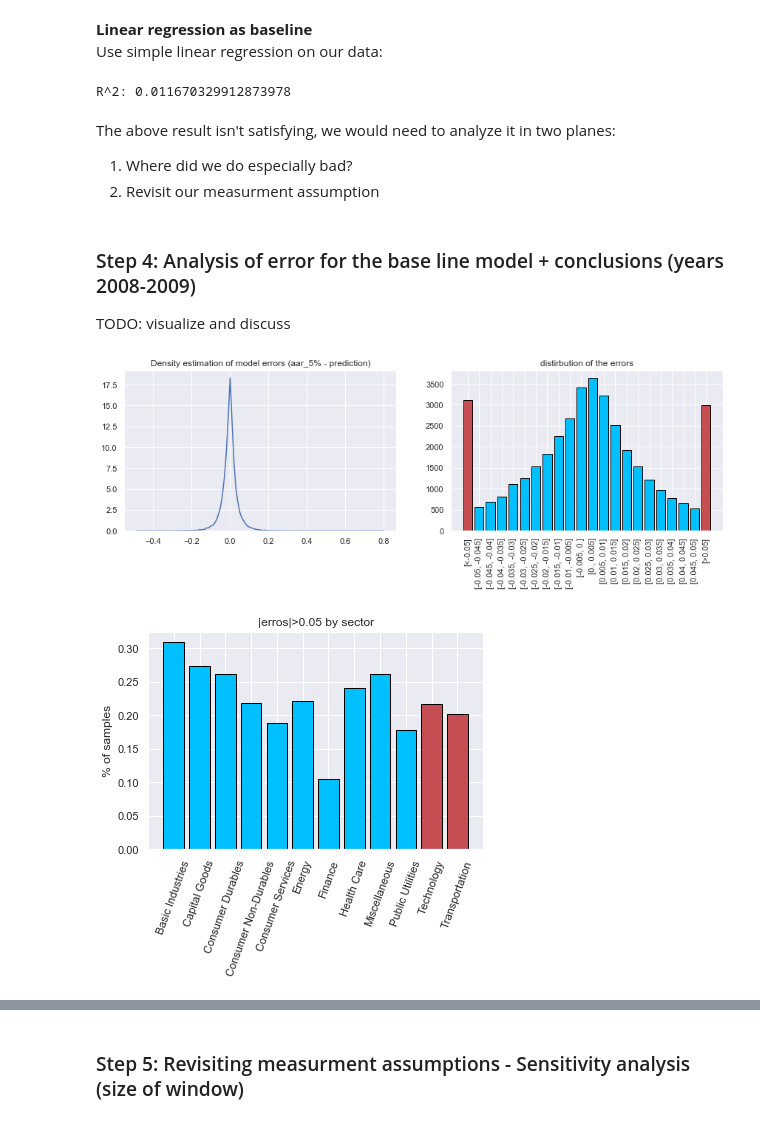
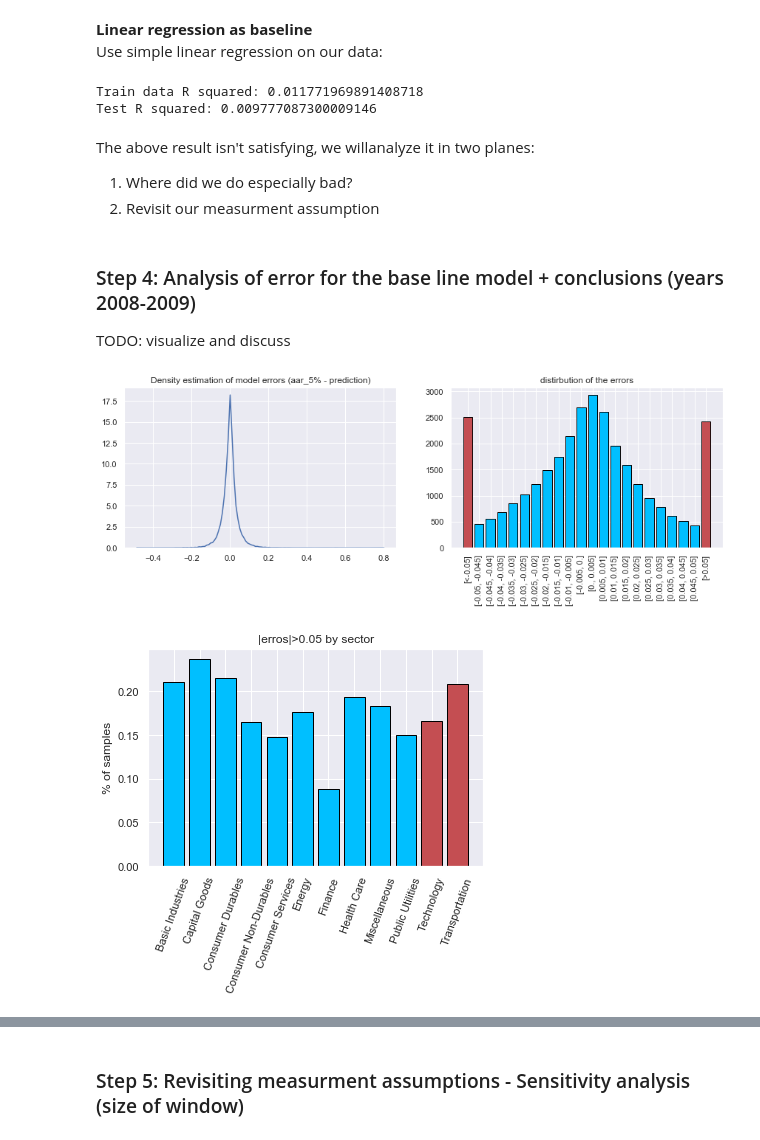
Before and after one commit to DeanCarmeli/DataSci, a Jupyter notebook: ProjectNotebook.ipynb, the cells around one changed output, grey strips where cells are left out. Saved outputs shown, nothing was run; the diff lists cells and outputs as text; code cells hidden in the pictures.

```diff
--- a/ProjectNotebook.ipynb
+++ b/ProjectNotebook.ipynb
@@ -198,5 +225,6 @@ We will predict arr_5% instead of aar_5.
 # %% [markdown]
 **Train/Test Split**<br/>
 Before we proceed we will split our data into train and test sets.
-# %%
-df_train, df_test = main.train_test_split(df)
+# %%
+df_train, df_test = main.my_split_test_train(df, test_size = 0.2)
+df_test.shape[0]/df_train.shape[0]
@@ -232,25 +262,27 @@ The cost of implementing such a strict dividend policy is losing alot of samples
 **Linear regression as baseline**<br/>
 Use simple linear regression on our data:
 # %%
-bl_model_data = main.generate_bl_model_data(df, print_ = False, y_col = 'aar_5%')
-bl_model = regression_models.run_linear_reg(bl_model_data, y_col = 'aar_5%')
+data_train = main.generate_bl_model_data(df_train, print_ = False, y_col = 'aar_5%')
+data_test = main.generate_bl_model_data(df_test, print_ = False, y_col = 'aar_5%')
+bl_model = regression_models.run_linear_reg(data_train, y_col = 'aar_5%')
+print("Test R squared: {}".format(regression_models.r_squared(bl_model, data_test, y_col = 'aar_5%')))
 # %% [output]
-R^2: 0.011670329912873978
+Train data R squared: 0.011771969891408718
+Test R squared: 0.009777087300009146
 # %% [markdown]
-The above result isn't satisfying, we would need to analyze it in two planes:
+The above result isn't satisfying, we willanalyze it in two planes:
 1. Where did we do especially bad?
 2. Revisit our measurment assumption
 # %% [markdown]
 ### Step 4: Analysis of error for the base line model + conclusions (years 2008-2009)
 TODO: visualize and discuss
 # %%
-preds = regression_models.predict_linear_reg(bl_model, bl_model_data, y_col = 'aar_5%')
-visualize.plot_errors_dist(bl_model_data, preds)
+preds = regression_models.predict_linear_reg(bl_model, data_train, y_col = 'aar_5%')
+visualize.plot_errors_dist(data_train, preds)
 # %% [output]
-[figure, old version]
+[figure, new version]
 # %%
-imp.reload(visualize)
-visualize.plot_error_by_year(df, preds, by = 'sector')
+visualize.plot_error_by_year(df_train, preds, by = 'sector')
 # %% [output]
-[figure, old version]
+[figure, new version]
 # %%
```
Also changed, not shown: parts of 33 cells of this notebook, 3 other files.
